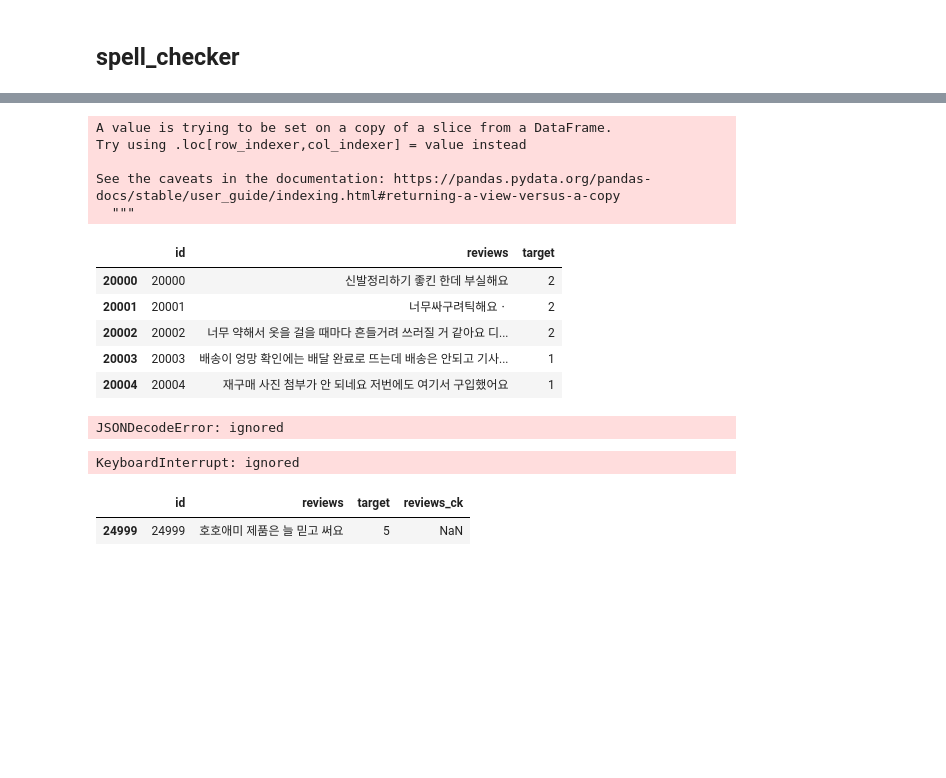
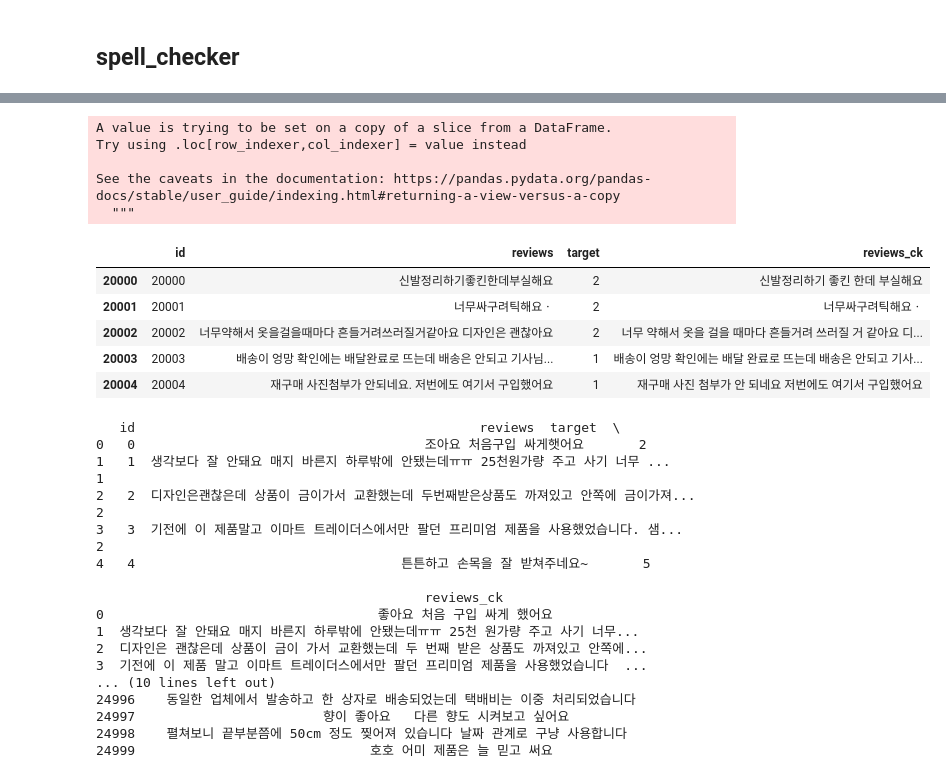
Before and after one commit to chi-hun/dacon, a Jupyter notebook: 쇼핑몰_리뷰_평점_분류_경진대회.ipynb, the cells around one changed output, grey strips where cells are left out. Cells and saved outputs as stored; diff of their text form; code cells hidden in the pictures; blank space fills up the shorter version.

```diff
--- a/쇼핑몰_리뷰_평점_분류_경진대회.ipynb
+++ b/쇼핑몰_리뷰_평점_분류_경진대회.ipynb
@@ -46,8 +34,8 @@ import tqdm
 # %% [markdown]
 # EDA
 # %%
-train = pd.read_csv('/content/train.csv')
-test = pd.read_csv('/content/test.csv')
+train = pd.read_csv('/content/drive/MyDrive/Colab Notebooks/데이콘/쇼핑몰 리뷰 평점 분류 경진대회/train.csv')
+test = pd.read_csv('/content/drive/MyDrive/Colab Notebooks/데이콘/쇼핑몰 리뷰 평점 분류 경진대회/test.csv')
 # %%
 train.info()
 # %% [output]
@@ -152,50 +138,19 @@ train3 = train.iloc[20000:,:]
 # %%
 def spellchecker(x):
     x = re.sub('\W', ' ', x)
     sc = spell_checker.check(x).checked
     return sc
-train3['reviews'] = train3['reviews'].apply(spellchecker)
+train3['reviews_ck'] = train3['reviews'].apply(spellchecker)
 train3.head()
 # %% [output]
 A value is trying to be set on a copy of a slice from a DataFrame.
 Try using .loc[row_indexer,col_indexer] = value instead
 
 See the caveats in the documentation: https://pandas.pydata.org/pandas-docs/stable/user_guide/indexing.html#returning-a-view-versus-a-copy
   """
-|  | id | reviews | target |
-| 20000 | 20000 | 신발정리하기 좋킨 한데 부실해요 | 2 |
-| 20001 | 20001 | 너무싸구려틱해요ㆍ | 2 |
-| 20002 | 20002 | 너무 약해서 옷을 걸을 때마다 흔들거려 쓰러질 거 같아요 디... | 2 |
-| 20003 | 20003 | 배송이 엉망 확인에는 배달 완료로 뜨는데 배송은 안되고 기사... | 1 |
-| 20004 | 20004 | 재구매 사진 첨부가 안 되네요 저번에도 여기서 구입했어요 | 1 |
+|  | id | reviews | target | reviews_ck |
+| 20000 | 20000 | 신발정리하기좋킨한데부실해요 | 2 | 신발정리하기 좋킨 한데 부실해요 |
+| 20001 | 20001 | 너무싸구려틱해요ㆍ | 2 | 너무싸구려틱해요ㆍ |
+| 20002 | 20002 | 너무약해서 옷을걸을때마다 흔들거려쓰러질거같아요 디자인은 괜찮아요 | 2 | 너무 약해서 옷을 걸을 때마다 흔들거려 쓰러질 거 같아요 디... |
+| 20003 | 20003 | 배송이 엉망 확인에는 배달완료로 뜨는데 배송은 안되고 기사님... | 1 | 배송이 엉망 확인에는 배달 완료로 뜨는데 배송은 안되고 기사... |
+| 20004 | 20004 | 재구매 사진첨부가 안되네요. 저번에도 여기서 구입했어요 | 1 | 재구매 사진 첨부가 안 되네요 저번에도 여기서 구입했어요 |
-# %%
-def spellchecker(x):
-    x = re.sub('\W', ' ', x)
-    sc = spell_checker.check(x).checked
-    return sc
-for i in tqdm.tqdm(range(train.shape[0])):
-    train.loc[i,'reviews_ck'] = spellchecker(train.loc[i,'reviews'])
-for i in tqdm.tqdm(range(test.shape[0])):
-    test.loc[i,'reviews_ck'] = spellchecker(test.loc[i,'reviews'])
-# %% [output]
-JSONDecodeError: ignored
-# %%
-def spellchecker(x):
-    x = re.sub('\W', ' ', x)
-    sc = spell_checker.check(x).checked
-    return sc
-
-a, b = 0, 1000
-for i in tqdm.tqdm(range(25)):
-    train.loc[a:b,'reviews_ck'] = train.loc[a:b,'reviews'].apply(spellchecker)
-    a += 1000
-    b += 1000
-# for i in tqdm.tqdm(range(test.shape[0])):
-#     test.loc[i,'reviews_ck'] = spellchecker(test.loc[i,'reviews'])
-# %% [output]
-KeyboardInterrupt: ignored
-# %%
-train.loc[24999:25000]
-# %% [output]
-|  | id | reviews | target | reviews_ck |
-| 24999 | 24999 | 호호애미 제품은 늘 믿고 써요 | 5 | NaN |
@@ -205,0 +157,22 @@ text_o = [i for i in text_o if len(i) > 1]
+# %%
+train_ck = pd.concat([train1, train2,train3], axis=0)
+print(train_ck.head())
+print(train_ck.tail())
+# %% [output]
+   id                                            reviews  target  \
+0   0                                     조아요 처음구입 싸게햇어요       2
+1   1  생각보다 잘 안돼요 매지 바른지 하루밖에 안됐는데ㅠㅠ 25천원가량 주고 사기 너무 ...       1
+2   2  디자인은괜찮은데 상품이 금이가서 교환했는데 두번째받은상품도 까져있고 안쪽에 금이가져...       2
+3   3  기전에 이 제품말고 이마트 트레이더스에서만 팔던 프리미엄 제품을 사용했었습니다. 샘...       2
+4   4                                  튼튼하고 손목을 잘 받쳐주네요~       5
+
+                                          reviews_ck
+0                                   좋아요 처음 구입 싸게 했어요
+1  생각보다 잘 안돼요 매지 바른지 하루밖에 안됐는데ㅠㅠ 25천 원가량 주고 사기 너무...
+2  디자인은 괜찮은데 상품이 금이 가서 교환했는데 두 번째 받은 상품도 까져있고 안쪽에...
+3  기전에 이 제품 말고 이마트 트레이더스에서만 팔던 프리미엄 제품을 사용했었습니다  ...
+... (10 lines left out)
+24996    동일한 업체에서 발송하고 한 상자로 배송되었는데 택배비는 이중 처리되었습니다
+24997                        향이 좋아요   다른 향도 시켜보고 싶어요
+24998    펼쳐보니 끝부분쯤에 50cm 정도 찢어져 있습니다 날짜 관계로 구냥 사용합니다
+24999                              호호 어미 제품은 늘 믿고 써요
```
Also changed, not shown: parts of 35 cells of this notebook.
